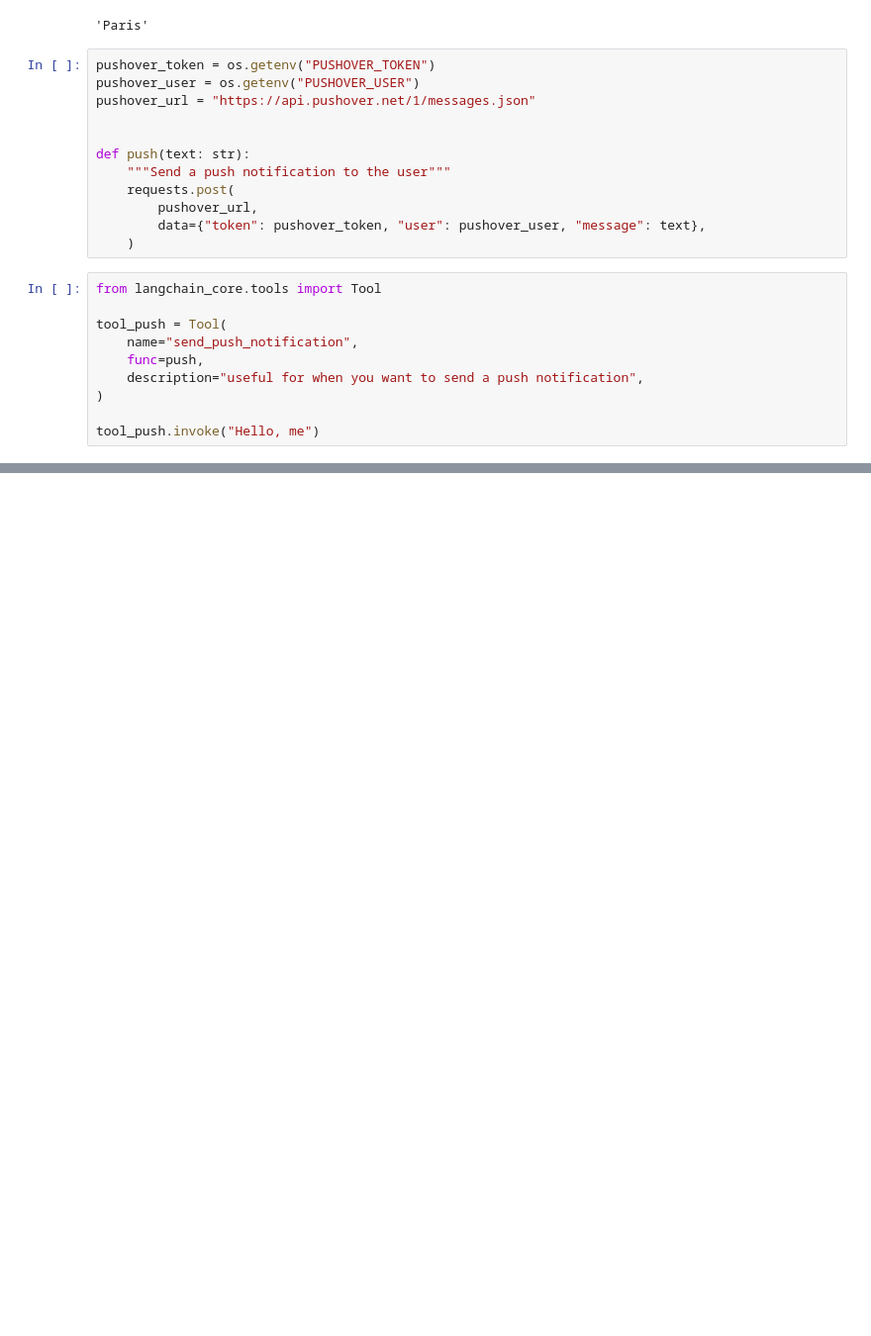
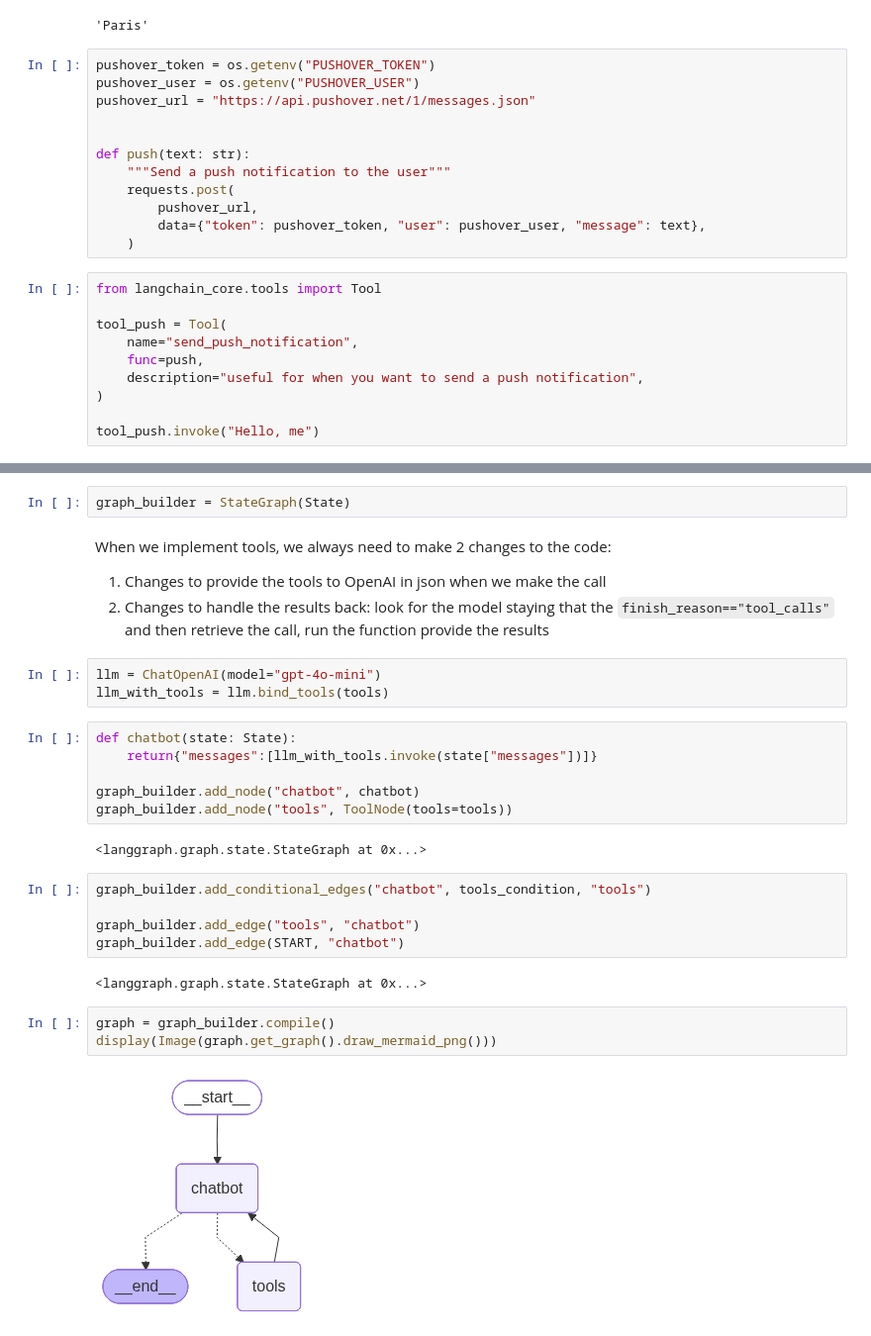
Before and after one commit to Hanifemam/agent, a Jupyter notebook: foundations/week4.ipynb, the cells around one changed output, grey strips where cells are left out. Shown at 99% size. Saved outputs shown, nothing was run; the diff lists cells and outputs as text; blank space fills up the shorter version.

Commit message:
Tools added

```diff
--- a/foundations/week4.ipynb
+++ b/foundations/week4.ipynb
@@ -224,0 +230,29 @@ tool_push.invoke("Hello, me")
+# %%
+graph_builder = StateGraph(State)
+# %% [markdown]
+When we implement tools, we always need to make 2 changes to the code:
+1. Changes to provide the tools to OpenAI in json when we make the call
+2. Changes to handle the results back: look for the model staying that the `finish_reason=="tool_calls"` and then retrieve the call, run the function provide the results
+# %%
+llm = ChatOpenAI(model="gpt-4o-mini")
+llm_with_tools = llm.bind_tools(tools)
+# %%
+def chatbot(state: State):
+    return{"messages":[llm_with_tools.invoke(state["messages"])]}
+
+graph_builder.add_node("chatbot", chatbot)
+graph_builder.add_node("tools", ToolNode(tools=tools))
+# %% [output]
+<langgraph.graph.state.StateGraph at 0x...>
+# %%
+graph_builder.add_conditional_edges("chatbot", tools_condition, "tools")
+
+graph_builder.add_edge("tools", "chatbot")
+graph_builder.add_edge(START, "chatbot")
+# %% [output]
+<langgraph.graph.state.StateGraph at 0x...>
+# %%
+graph = graph_builder.compile()
+display(Image(graph.get_graph().draw_mermaid_png()))
+# %% [output]
+[figure, added]
```
Also changed, not shown: parts of 2 cells of this notebook.
